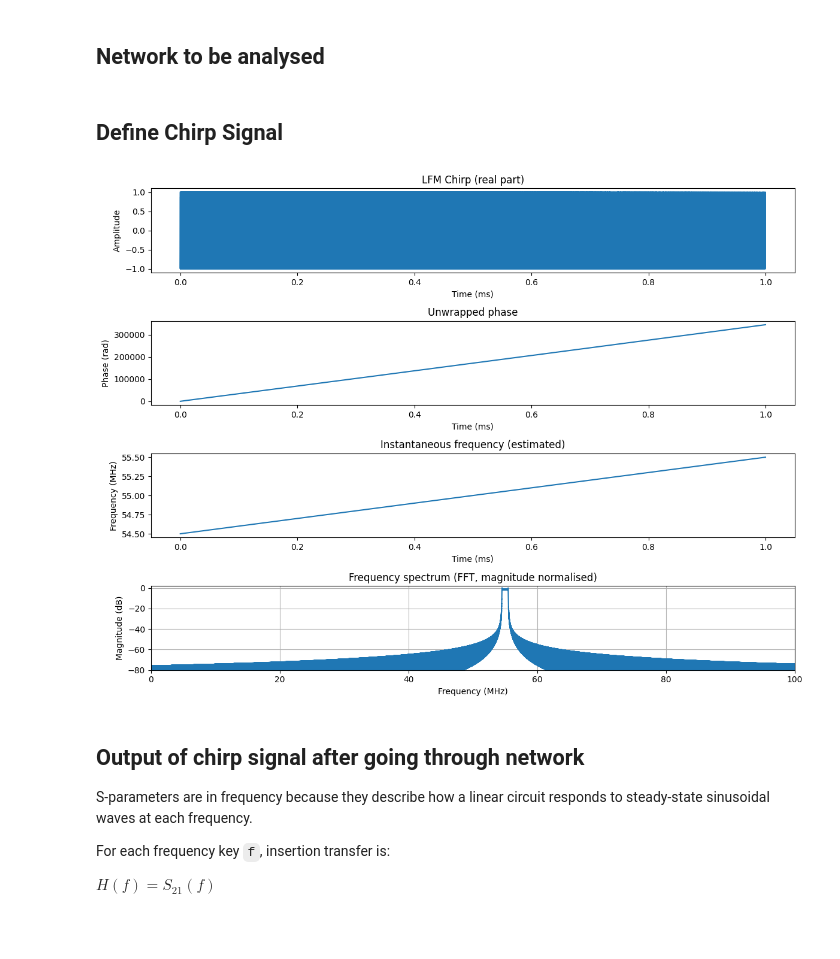
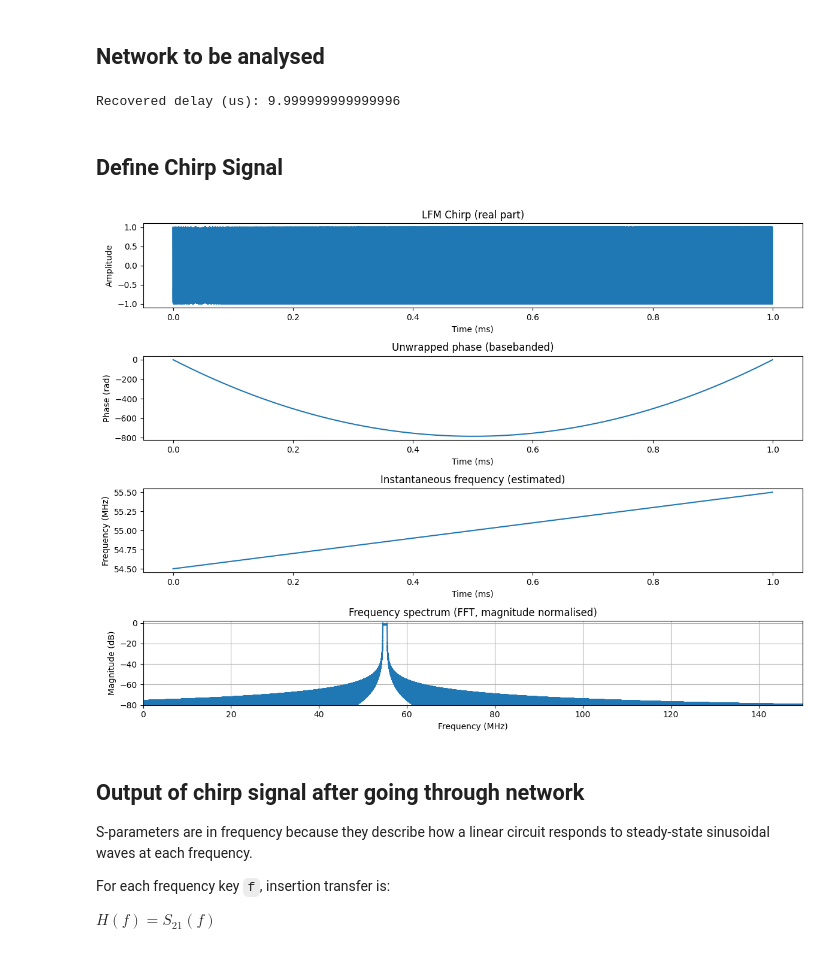
Before and after one commit to kwokkeith/S_Parameter_Analyser, a Jupyter notebook: rf_simulator.ipynb, the cells around one changed output. Cells and saved outputs as stored; diff of their text form; code cells hidden in the pictures.

Commit message:
Added more datasheet and rf simulation for linear component

```diff
--- a/rf_simulator.ipynb
+++ b/rf_simulator.ipynb
@@ -38,6 +38,45 @@ if not global_freqs:
     )
 
 network = Network(components=components, freqs=global_freqs)
+# %%
+# Creating a network with synthetic S21 Component (Linear phase response)
+start_hz = 1e7
+stop_hz  = 1e8
+
+num_points = 5001    # frequency samples
+freqs_hz = np.linspace(start_hz, stop_hz, num_points)
+
+delay_s = 10e-6     # group delay
+s21_db  = -20.0     # constant insertion loss
+A = 10**(s21_db / 20)
+
+s21 = A * np.exp(-1j * 2*np.pi * freqs_hz * delay_s)
+
+S_parameter = {}
+
+for f, val in zip(freqs_hz, s21):
+    Smat = np.array(
+        [[0.0 + 0.0j, 0.0 + 0.0j],
+        [val,         0.0 + 0.0j]],
+        dtype=np.complex128
+    )
+    S_parameter[np.int64(np.round(f))] = Smat
+
+linear_s21_component = Component(
+    name="synthetic_linear_s21",
+    type="synthetic",
+    S_parameter=S_parameter
+)
+
+network = Network(components=[linear_s21_component], freqs=freqs_hz)
+# %%
+phi = np.unwrap(np.angle(s21))
+dphi_df = np.gradient(phi, freqs_hz)
+tau_est = -(1/(2*np.pi)) * np.mean(dphi_df)
+
+print("Recovered delay (us):", tau_est * 1e6)
+# %% [output]
+Recovered delay (us): 9.999999999999996
 # %% [markdown]
 ## Define Chirp Signal
 # %%
@@ -48,7 +87,7 @@ gamma = BW / Tp   # Chirp rate (Hz/s)
 f_c = (start_hz + stop_hz) / 2  # Centre frequency (Hz)
 
 # Sampling
-fs = stop_hz * 5        # Hz
+fs = stop_hz * 3        # Hz
 N = int(np.round(Tp * fs))
 t = np.arange(N) / fs
 
@@ -75,37 +114,37 @@ S_db = 20 * np.log10(S_mag / (np.max(S_mag) + 1e-12) + 1e-12)
 plt.figure(figsize=(12, 9))
 
 plt.subplot(4, 1, 1)
 plt.plot(t * 1e3, np.real(s))
 plt.title("LFM Chirp (real part)")
 plt.xlabel("Time (ms)")
 plt.ylabel("Amplitude")
 
 plt.subplot(4, 1, 2)
-plt.plot(t * 1e3, np.unwrap(np.angle(s)))
-plt.title("Unwrapped phase")
+plt.plot(t * 1e3, np.unwrap(np.angle(s)) - 2*np.pi*f_c*t) # Baseband
+plt.title("Unwrapped phase (basebanded)")
 plt.xlabel("Time (ms)")
 plt.ylabel("Phase (rad)")
 
 plt.subplot(4, 1, 3)
 finst = np.diff(np.unwrap(np.angle(s))) * fs / (2*np.pi)
 plt.plot(t[1:] * 1e3, finst / 1e6)
 plt.title("Instantaneous frequency (estimated)")
 plt.xlabel("Time (ms)")
 plt.ylabel("Frequency (MHz)")
 
 plt.subplot(4, 1, 4)
 plt.plot(f / 1e6, S_db)
 plt.title("Frequency spectrum (FFT, magnitude normalised)")
 plt.xlabel("Frequency (MHz)")
 plt.ylabel("Magnitude (dB)")
 plt.ylim(-80, 2)
-plt.xlim(0, fs / 5 / 1e6)
+plt.xlim(0, fs / 2 / 1e6)
 plt.grid(True)
 
 plt.tight_layout()
 plt.show()
 # %% [output]
-[figure, old version]
+[figure, new version]
 # %% [markdown]
 ## Output of chirp signal after going through network
 S-parameters are in frequency because they describe how a linear circuit responds to steady-state sinusoidal waves at each frequency.
```
Also changed, not shown: parts of 3 cells of this notebook, 13 other files.
